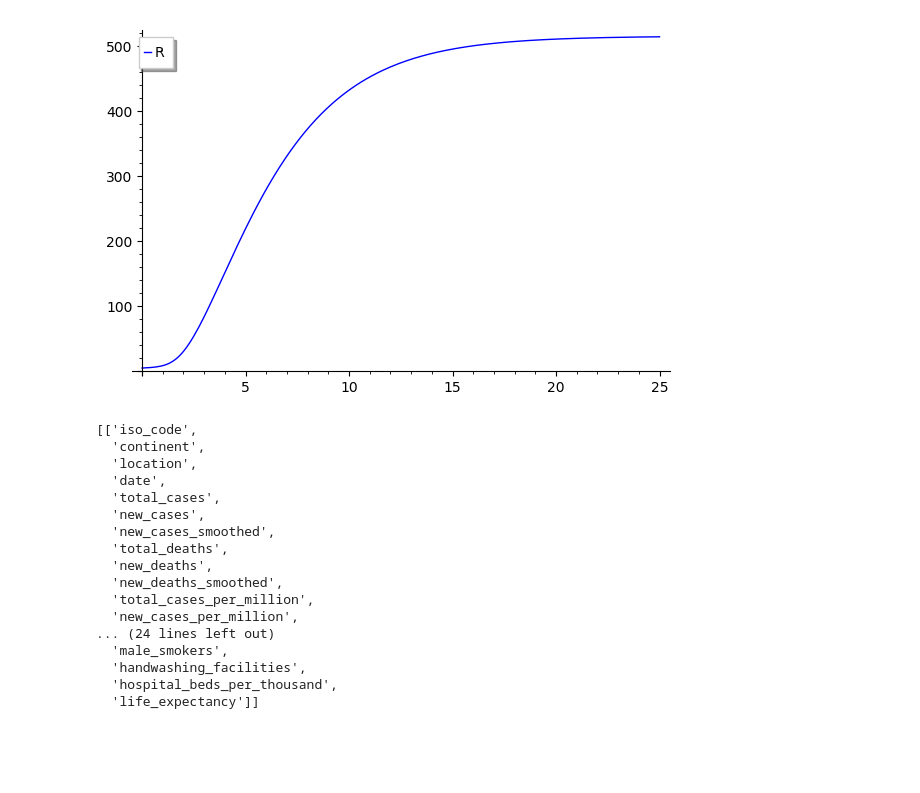
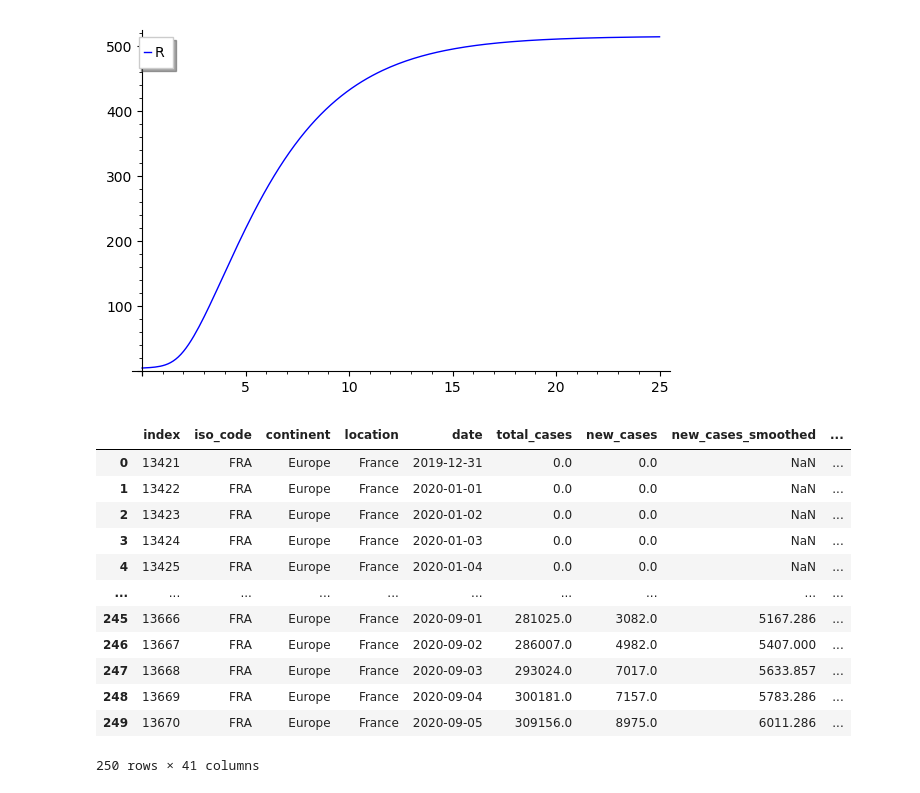
Before and after one commit to HannaRF/Modelagem-da-COVID-19-na-Franca, a Jupyter notebook: Simulações.ipynb, the cells around one changed output. Saved outputs shown, nothing was run; the diff lists cells and outputs as text; code cells hidden in the pictures; blank space fills up the shorter version.

```diff
--- a/Simulações.ipynb
+++ b/Simulações.ipynb
@@ -44,25 +42,3 @@ T.plot_solution(3,interpolate=True, legend_label='R')
 [figure]
 [figure]
 [figure]
-# %%
-import csv
-data = list( csv.reader(open('owid-covid-data.csv','r')) )
-data[0:1]
-# %% [output]
-[['iso_code',
-  'continent',
-  'location',
-  'date',
-  'total_cases',
-  'new_cases',
-  'new_cases_smoothed',
-  'total_deaths',
-  'new_deaths',
-  'new_deaths_smoothed',
-  'total_cases_per_million',
-  'new_cases_per_million',
-... (24 lines left out)
-  'male_smokers',
-  'handwashing_facilities',
-  'hospital_beds_per_thousand',
-  'life_expectancy']]
@@ -68,0 +51,16 @@ data[0:1]
+# %%
+data
+# %% [output]
+|  | index | iso_code | continent | location | date | total_cases | new_cases | new_cases_smoothed | ... |
+| 0 | 13421 | FRA | Europe | France | 2019-12-31 | 0.0 | 0.0 | NaN | ... |
+| 1 | 13422 | FRA | Europe | France | 2020-01-01 | 0.0 | 0.0 | NaN | ... |
+| 2 | 13423 | FRA | Europe | France | 2020-01-02 | 0.0 | 0.0 | NaN | ... |
+| 3 | 13424 | FRA | Europe | France | 2020-01-03 | 0.0 | 0.0 | NaN | ... |
+| 4 | 13425 | FRA | Europe | France | 2020-01-04 | 0.0 | 0.0 | NaN | ... |
+| ... | ... | ... | ... | ... | ... | ... | ... | ... | ... |
+| 245 | 13666 | FRA | Europe | France | 2020-09-01 | 281025.0 | 3082.0 | 5167.286 | ... |
+| 246 | 13667 | FRA | Europe | France | 2020-09-02 | 286007.0 | 4982.0 | 5407.000 | ... |
+| 247 | 13668 | FRA | Europe | France | 2020-09-03 | 293024.0 | 7017.0 | 5633.857 | ... |
+| 248 | 13669 | FRA | Europe | France | 2020-09-04 | 300181.0 | 7157.0 | 5783.286 | ... |
+| 249 | 13670 | FRA | Europe | France | 2020-09-05 | 309156.0 | 8975.0 | 6011.286 | ... |
+250 rows × 41 columns
```
Also changed, not shown: parts of 3 cells of this notebook.
